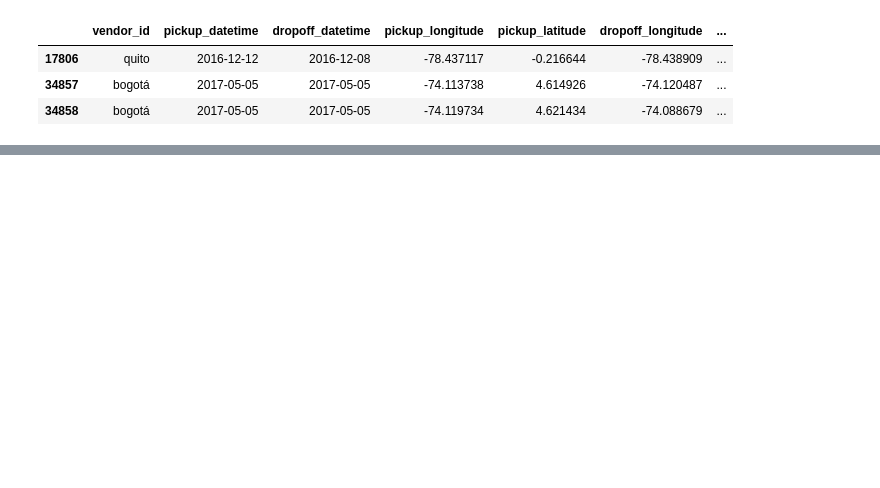
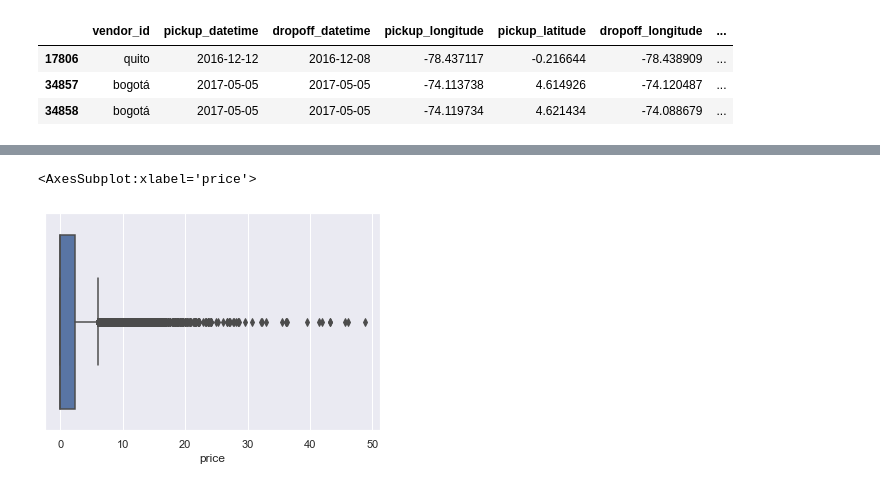
Before and after one commit to enricoroselino/GGU-3-Uber-VTRIP, a Jupyter notebook: EDA.ipynb, the cells around one changed output, grey strips where cells are left out. Cells and saved outputs as stored; diff of their text form; code cells hidden in the pictures; blank space fills up the shorter version.

```diff
--- a/EDA.ipynb
+++ b/EDA.ipynb
@@ -802,0 +746,8 @@ export_csv.to_csv(os.path.join("dataset", "GGU_price_predict.csv"), index=False)
+# %%
+sns.boxplot(
+    data=new_df,
+    x= "price"
+)
+# %% [output]
+<AxesSubplot:xlabel='price'>
+[figure, added]
```
Also changed, not shown: parts of 46 cells of this notebook.
